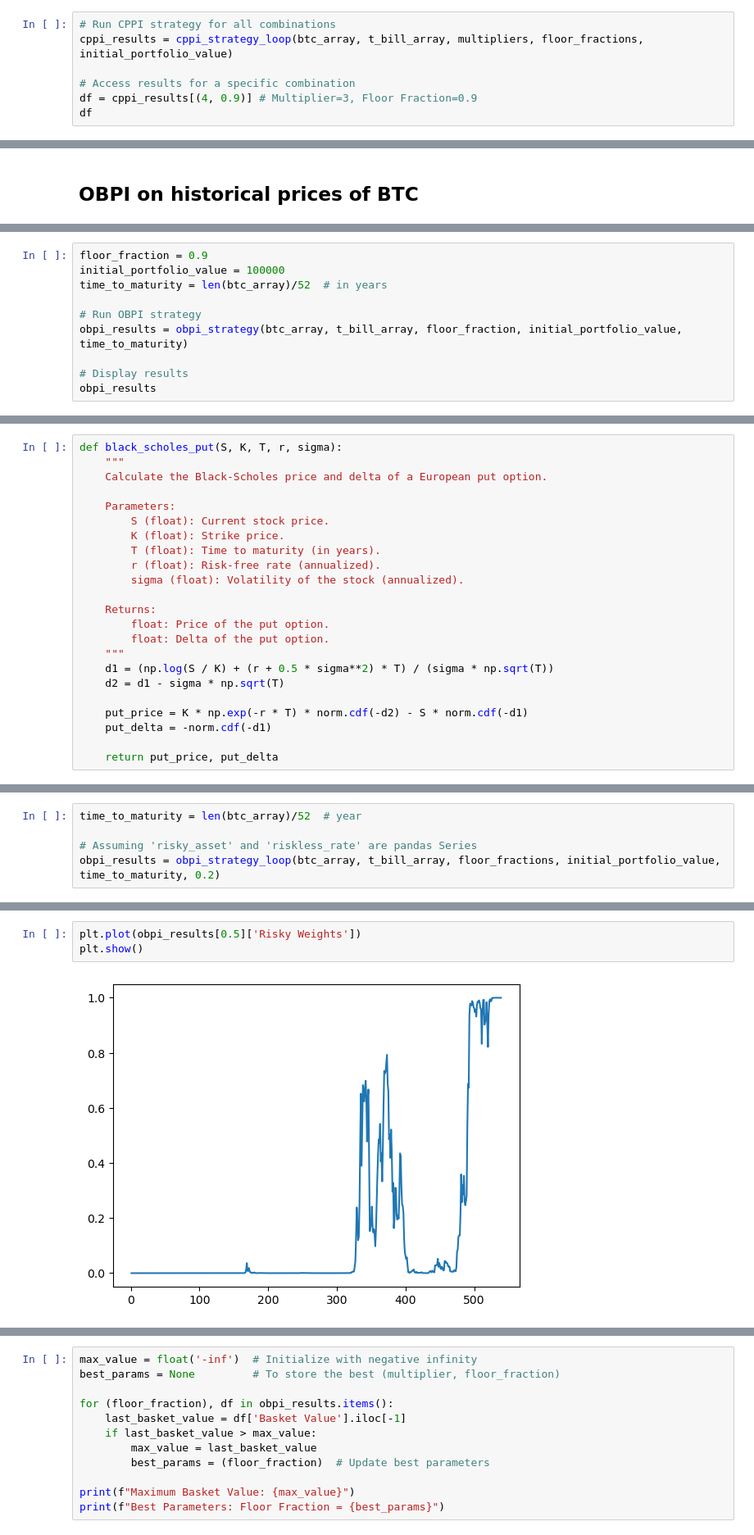
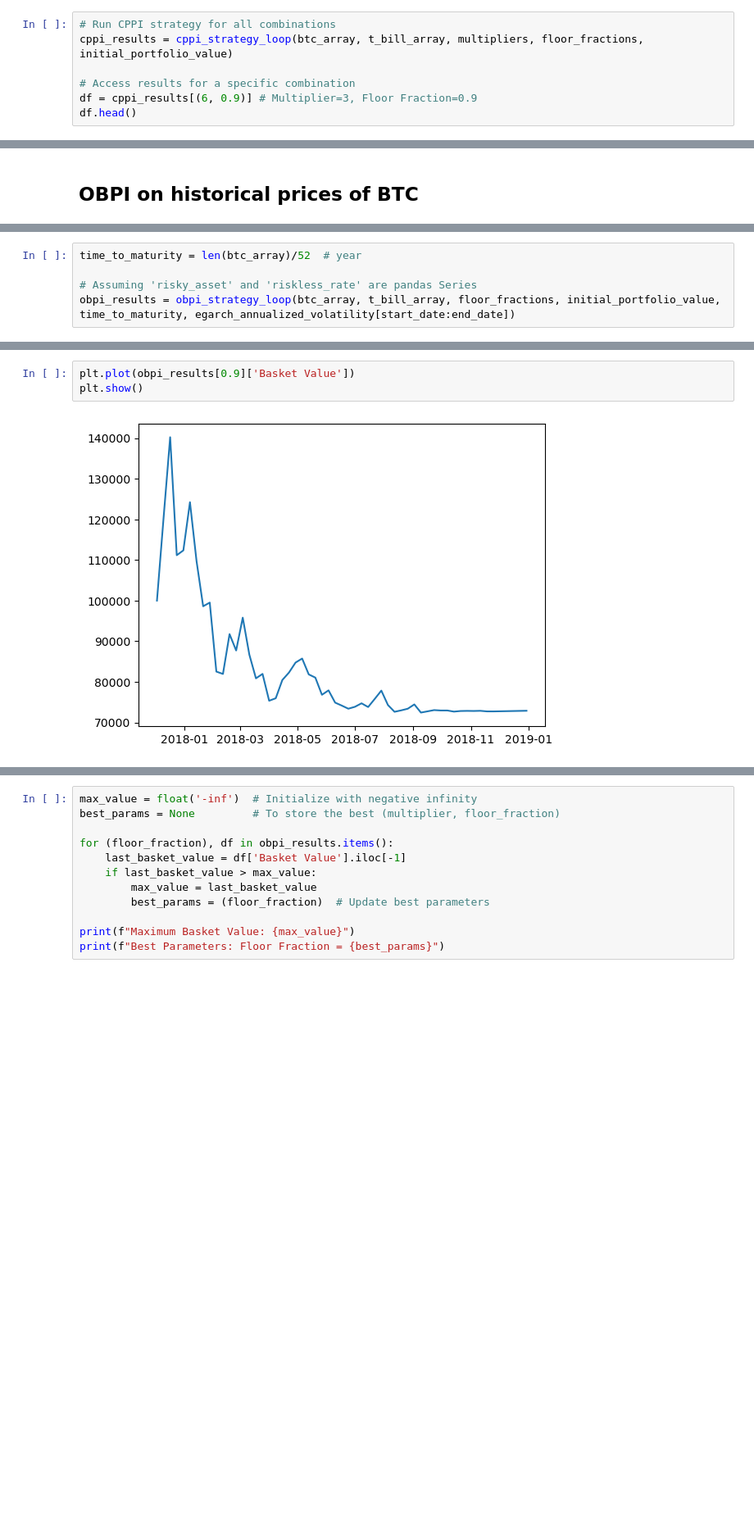
Before and after one commit to ugoescato/Applied-Master-Project, a Jupyter notebook: Portfolio Insurance.ipynb, the cells around one changed output, grey strips where cells are left out. Shown at 82% size. Saved outputs shown, nothing was run; the diff lists cells and outputs as text; blank space fills up the shorter version.

```diff
--- a/Portfolio Insurance.ipynb
+++ b/Portfolio Insurance.ipynb
@@ -290,8 +296,8 @@ def cppi_strategy_loop(risky_asset, riskless_asset, multipliers, floor_fractions
 cppi_results = cppi_strategy_loop(btc_array, t_bill_array, multipliers, floor_fractions, initial_portfolio_value)
 
 # Access results for a specific combination
-df = cppi_results[(4, 0.9)] # Multiplier=3, Floor Fraction=0.9
-df
+df = cppi_results[(6, 0.9)] # Multiplier=3, Floor Fraction=0.9
+df.head()
 # %% [output]
 |  | Basket Value | Risky Weights | Risk-Free Weights |
 | Date |  |  |  |
@@ -528,10 +560,0 @@ def obpi_strategy(risky_asset, riskless_rate, floor_fraction, initial_portfolio_
-# %%
-floor_fraction = 0.9
-initial_portfolio_value = 100000
-time_to_maturity = len(btc_array)/52  # in years
-
-# Run OBPI strategy
-obpi_results = obpi_strategy(btc_array, t_bill_array, floor_fraction, initial_portfolio_value, time_to_maturity)
-
-# Display results
-obpi_results
@@ -571,26 +561,3 @@ plt.show()
-# %%
-def black_scholes_put(S, K, T, r, sigma):
-    """
-    Calculate the Black-Scholes price and delta of a European put option.
-
-    Parameters:
-        S (float): Current stock price.
-        K (float): Strike price.
-        T (float): Time to maturity (in years).
-        r (float): Risk-free rate (annualized).
-        sigma (float): Volatility of the stock (annualized).
-
-    Returns:
-        float: Price of the put option.
-        float: Delta of the put option.
-    """
-    d1 = (np.log(S / K) + (r + 0.5 * sigma**2) * T) / (sigma * np.sqrt(T))
-    d2 = d1 - sigma * np.sqrt(T)
-
-    put_price = K * np.exp(-r * T) * norm.cdf(-d2) - S * norm.cdf(-d1)
-    put_delta = -norm.cdf(-d1)
-
-    return put_price, put_delta
 # %%
 def obpi_strategy_loop(risky_asset, riskless_rate, floor_fractions, initial_portfolio_value, time_to_maturity, sigma):
     """
@@ -688,4 +666,4 @@ def obpi_strategy_loop(risky_asset, riskless_rate, floor_fractions, initial_port
 time_to_maturity = len(btc_array)/52  # year
 
 # Assuming 'risky_asset' and 'riskless_rate' are pandas Series
-obpi_results = obpi_strategy_loop(btc_array, t_bill_array, floor_fractions, initial_portfolio_value, time_to_maturity, 0.2)
+obpi_results = obpi_strategy_loop(btc_array, t_bill_array, floor_fractions, initial_portfolio_value, time_to_maturity, egarch_annualized_volatility[start_date:end_date])
@@ -712,5 +670,5 @@ len(btc_array)
 # %%
-plt.plot(obpi_results[0.5]['Risky Weights'])
+plt.plot(obpi_results[0.9]['Basket Value'])
 plt.show()
 # %% [output]
-[figure, old version]
+[figure, new version]
```
Also changed, not shown: parts of 53 cells of this notebook.
